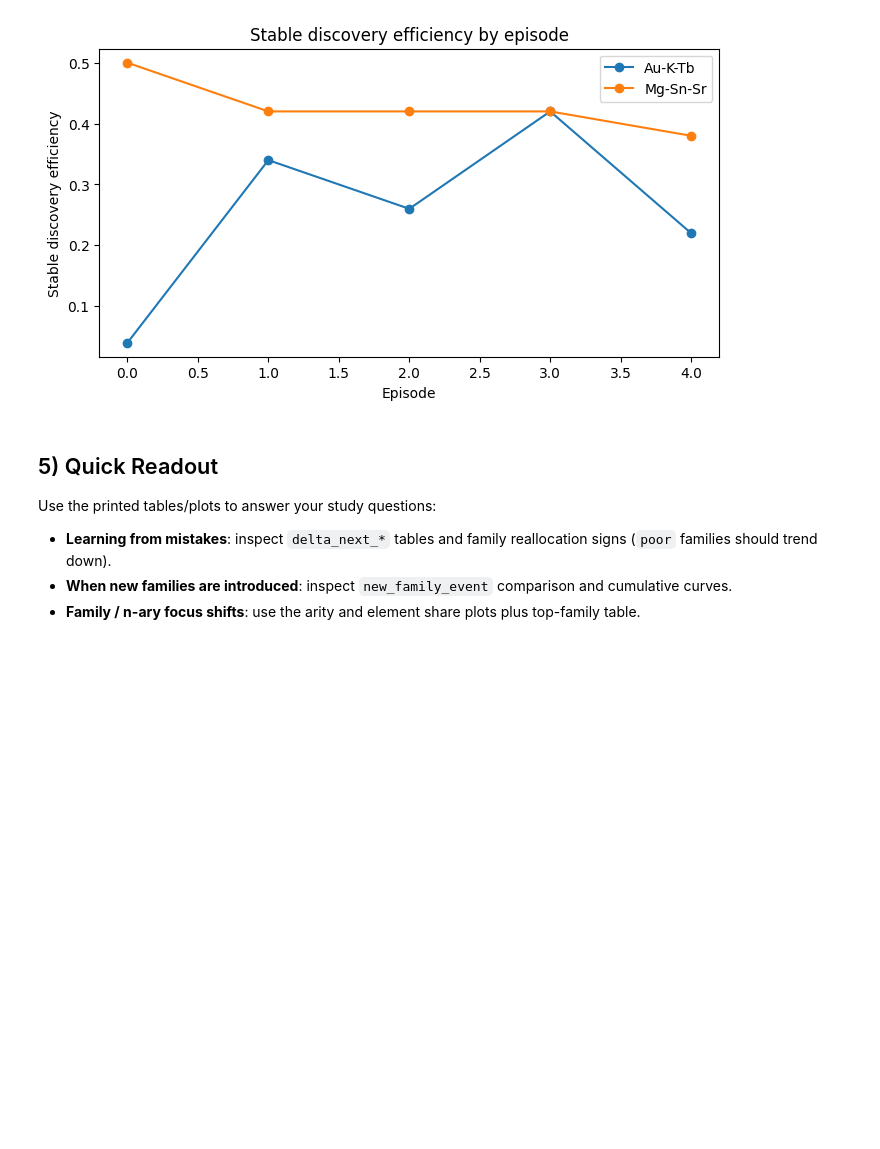
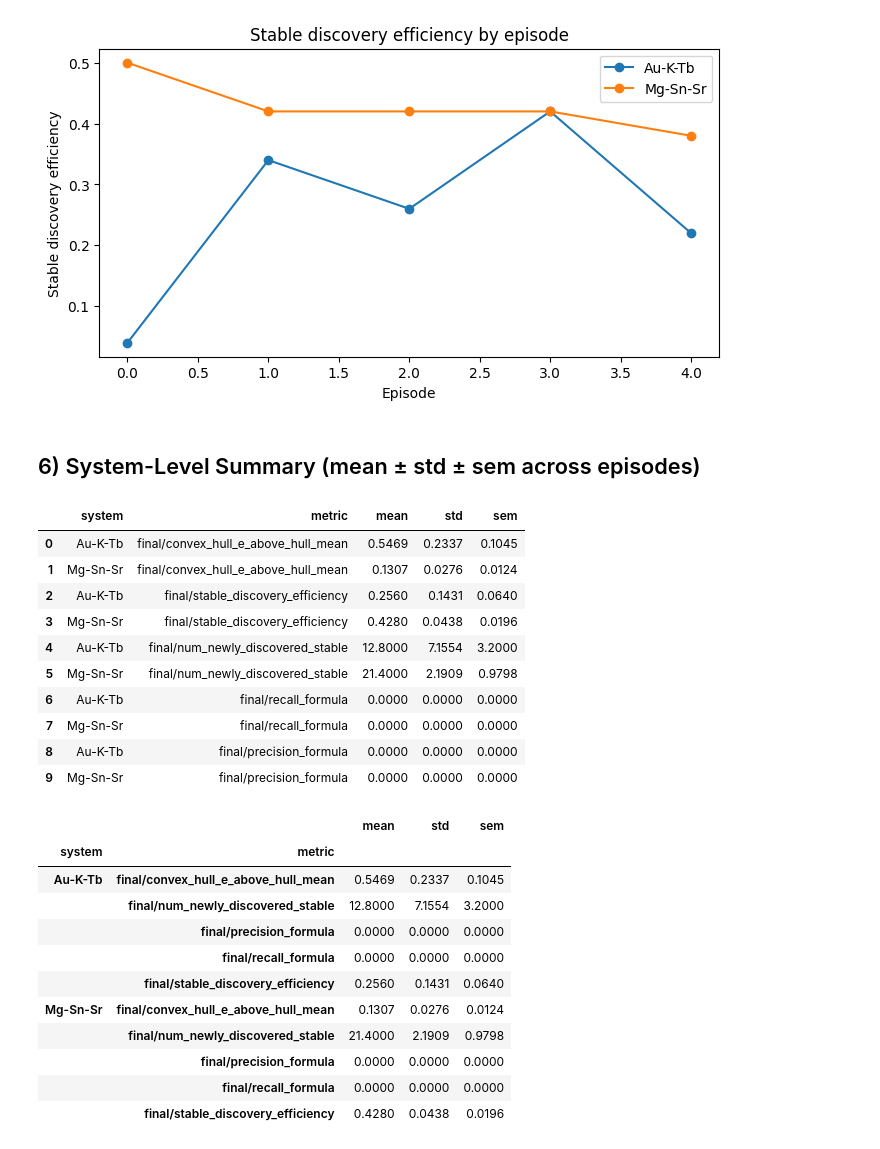
Before and after one commit to whalesyong/MADE, a Jupyter notebook: notebooks/reflection_family_analysis.ipynb, the cells around one changed output. Drawn from its saved outputs; the diff is of its cells as text; code cells hidden in the pictures; blank space fills up the shorter version.

```diff
--- a/notebooks/reflection_family_analysis.ipynb
+++ b/notebooks/reflection_family_analysis.ipynb
@@ -934,10 +872,76 @@ plt.show()
 | 8 | Mg-Sn-Sr | 3 | 21 | 0.42 | 0.48 |
 | 9 | Mg-Sn-Sr | 4 | 19 | 0.38 | 0.46 |
 [figure]
-# %% [markdown]
-## 5) Quick Readout
-
-Use the printed tables/plots to answer your study questions:
-- **Learning from mistakes**: inspect `delta_next_*` tables and family reallocation signs (`poor` families should trend down).
-- **When new families are introduced**: inspect `new_family_event` comparison and cumulative curves.
-- **Family / n-ary focus shifts**: use the arity and element share plots plus top-family table.
+# %% [markdown]
+## 6) System-Level Summary (mean ± std ± sem across episodes)
+# %%
+SUMMARY_METRICS = [
+    'final/convex_hull_e_above_hull_mean',
+    'final/stable_discovery_efficiency',
+    'final/num_newly_discovered_stable',
+    'final/recall_formula',
+    'final/precision_formula',
+]
+
+# Keep only columns that exist in the loaded episodes data
+available_metrics = [m for m in SUMMARY_METRICS if m in df_episodes.columns]
+missing_metrics   = [m for m in SUMMARY_METRICS if m not in df_episodes.columns]
+if missing_metrics:
+    print(f"Note: these metrics were not found in episodes.json and will be skipped: {missing_metrics}")
+
+rows = []
+for system_id, g in df_episodes.groupby('system_id'):
+    row = {'system': system_id}
+    for metric in available_metrics:
+        vals = g[metric].dropna()
+        row[f'{metric}/mean'] = vals.mean()
+        row[f'{metric}/std']  = vals.std(ddof=1)
+        row[f'{metric}/sem']  = vals.sem()
+    rows.append(row)
+
+df_sys_summary = pd.DataFrame(rows).set_index('system')
+
+# Reshape to (system, metric) with mean / std / sem sub-columns
+records = []
+for metric in available_metrics:
+    for system in df_sys_summary.index:
+        records.append({
+            'system': system,
+            'metric': metric,
+            'mean': df_sys_summary.loc[system, f'{metric}/mean'],
+            'std':  df_sys_summary.loc[system, f'{metric}/std'],
+            'sem':  df_sys_summary.loc[system, f'{metric}/sem'],
+        })
+
+df_summary_long = pd.DataFrame(records)
+display(df_summary_long.round(4))
+
+# Wide pivot for easy reading
+df_summary_wide = df_summary_long.pivot_table(
+    index=['system', 'metric'], values=['mean', 'std', 'sem']
+)[['mean', 'std', 'sem']]
+display(df_summary_wide.round(4))
+# %% [output]
+|  | system | metric | mean | std | sem |
+| 0 | Au-K-Tb | final/convex_hull_e_above_hull_mean | 0.5469 | 0.2337 | 0.1045 |
+| 1 | Mg-Sn-Sr | final/convex_hull_e_above_hull_mean | 0.1307 | 0.0276 | 0.0124 |
+| 2 | Au-K-Tb | final/stable_discovery_efficiency | 0.2560 | 0.1431 | 0.0640 |
+| 3 | Mg-Sn-Sr | final/stable_discovery_efficiency | 0.4280 | 0.0438 | 0.0196 |
+| 4 | Au-K-Tb | final/num_newly_discovered_stable | 12.8000 | 7.1554 | 3.2000 |
+| 5 | Mg-Sn-Sr | final/num_newly_discovered_stable | 21.4000 | 2.1909 | 0.9798 |
+| 6 | Au-K-Tb | final/recall_formula | 0.0000 | 0.0000 | 0.0000 |
+| 7 | Mg-Sn-Sr | final/recall_formula | 0.0000 | 0.0000 | 0.0000 |
+| 8 | Au-K-Tb | final/precision_formula | 0.0000 | 0.0000 | 0.0000 |
+| 9 | Mg-Sn-Sr | final/precision_formula | 0.0000 | 0.0000 | 0.0000 |
+|  |  | mean | std | sem |
+| system | metric |  |  |  |
+| Au-K-Tb | final/convex_hull_e_above_hull_mean | 0.5469 | 0.2337 | 0.1045 |
+|  | final/num_newly_discovered_stable | 12.8000 | 7.1554 | 3.2000 |
+|  | final/precision_formula | 0.0000 | 0.0000 | 0.0000 |
+|  | final/recall_formula | 0.0000 | 0.0000 | 0.0000 |
+|  | final/stable_discovery_efficiency | 0.2560 | 0.1431 | 0.0640 |
+| Mg-Sn-Sr | final/convex_hull_e_above_hull_mean | 0.1307 | 0.0276 | 0.0124 |
+|  | final/num_newly_discovered_stable | 21.4000 | 2.1909 | 0.9798 |
+|  | final/precision_formula | 0.0000 | 0.0000 | 0.0000 |
+|  | final/recall_formula | 0.0000 | 0.0000 | 0.0000 |
+|  | final/stable_discovery_efficiency | 0.4280 | 0.0438 | 0.0196 |
```
Also changed, not shown: parts of 5 cells of this notebook.
